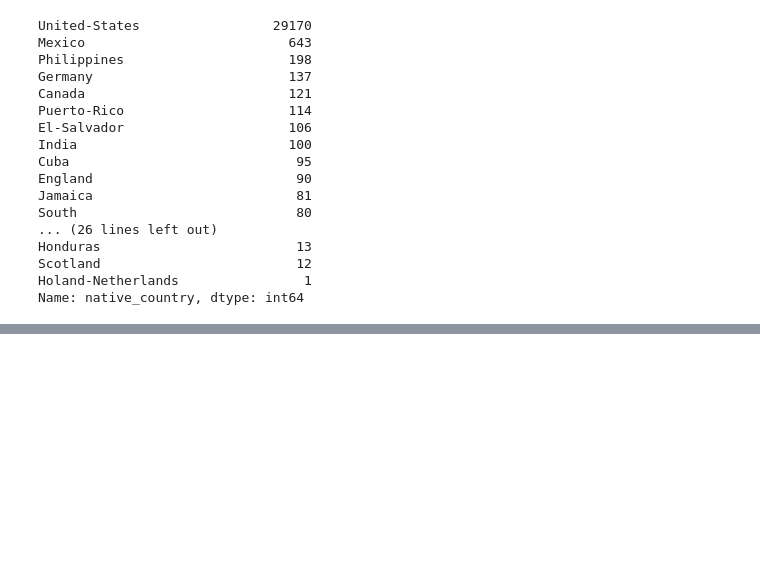
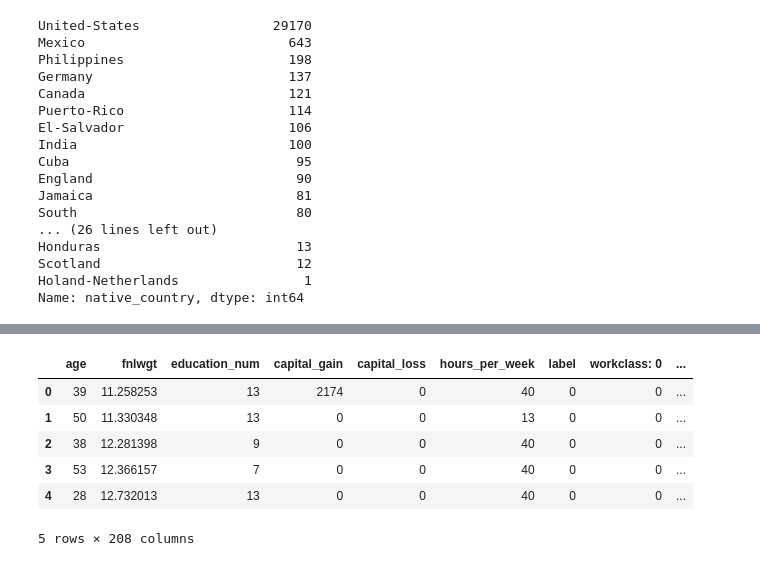
Before and after one commit to Ayanlola2002/Datalit, a Jupyter notebook: [Data_Lit]_Logistic_Regression_Ayanlowo.ipynb, the cells around one changed output, grey strips where cells are left out. Drawn from its saved outputs; the diff is of its cells as text; code cells hidden in the pictures; blank space fills up the shorter version.

```diff
--- a/[Data_Lit]_Logistic_Regression_Ayanlowo.ipynb
+++ b/[Data_Lit]_Logistic_Regression_Ayanlowo.ipynb
@@ -606,0 +674,3 @@ Scikit Logistic Regression
+# %%
+#merge datasets
+joint = pd.concat([train_data, test_data], axis=0)
@@ -606,0 +719,10 @@ Scikit Logistic Regression
+# %%
+joint.head()
+# %% [output]
+|  | age | fnlwgt | education_num | capital_gain | capital_loss | hours_per_week | label | workclass: 0 | ... |
+| 0 | 39 | 11.258253 | 13 | 2174 | 0 | 40 | 0 | 0 | ... |
+| 1 | 50 | 11.330348 | 13 | 0 | 0 | 13 | 0 | 0 | ... |
+| 2 | 38 | 12.281398 | 9 | 0 | 0 | 40 | 0 | 0 | ... |
+| 3 | 53 | 12.366157 | 7 | 0 | 0 | 40 | 0 | 0 | ... |
+| 4 | 28 | 12.732013 | 13 | 0 | 0 | 40 | 0 | 0 | ... |
+5 rows × 208 columns
```
Also changed, not shown: parts of 36 cells of this notebook.
